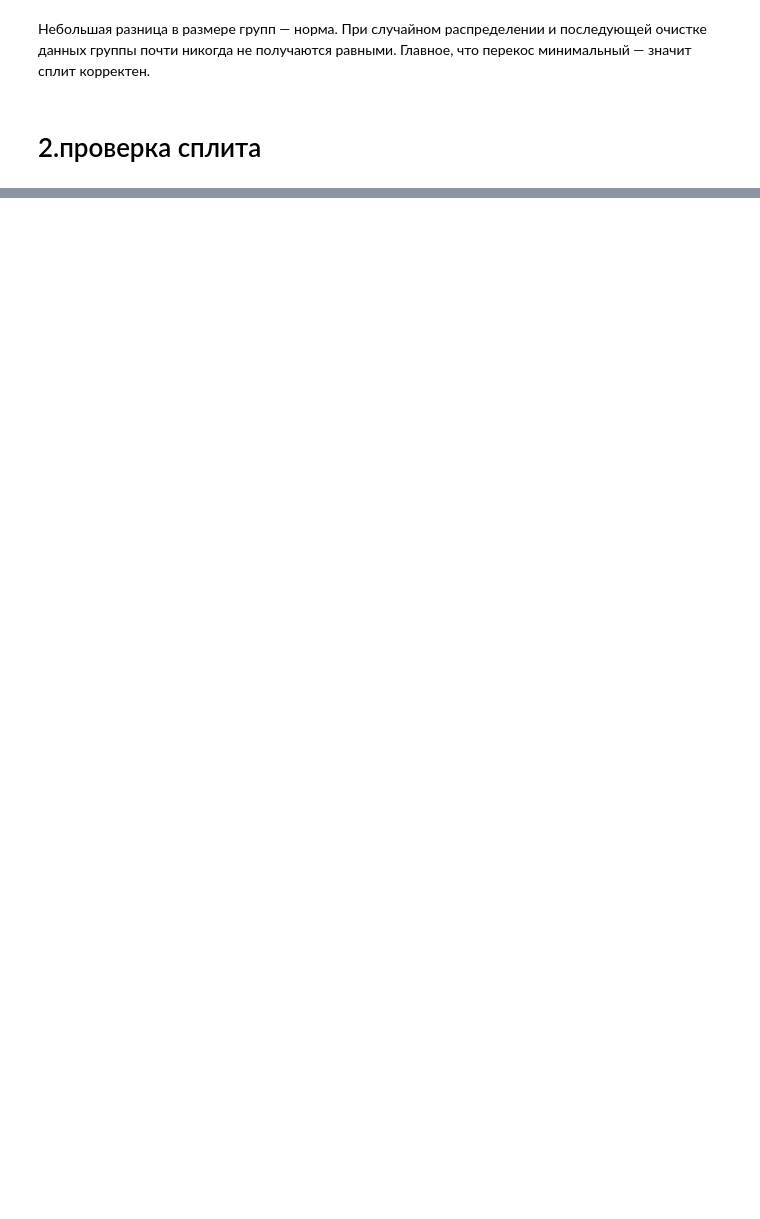
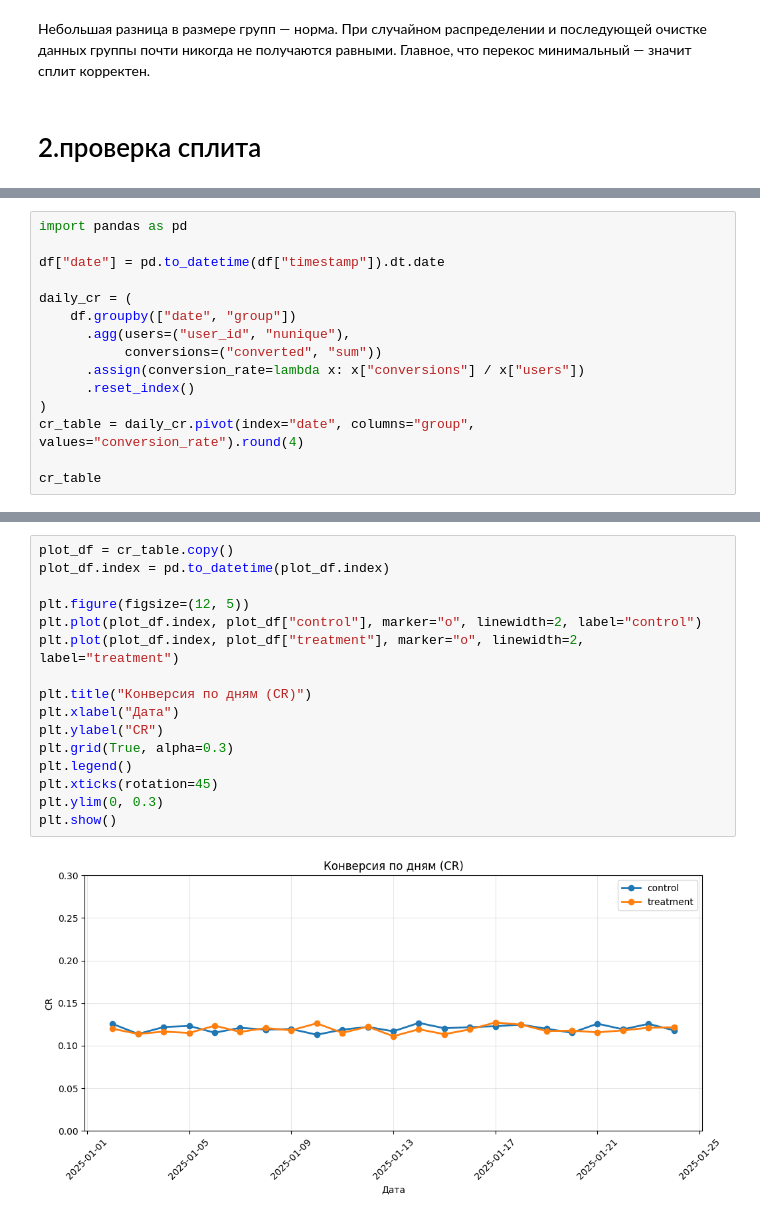
Before and after one commit to reeenss/gp3-hse-uraura, a Jupyter notebook: 1part/final.ipynb, the cells around one changed output, grey strips where cells are left out. Drawn from its saved outputs; the diff is of its cells as text; blank space fills up the shorter version.

```diff
--- a/1part/final.ipynb
+++ b/1part/final.ipynb
@@ -190,0 +504,15 @@ Degrees of freedom: 22
+# %%
+import pandas as pd
+
+df["date"] = pd.to_datetime(df["timestamp"]).dt.date
+
+daily_cr = (
+    df.groupby(["date", "group"])
+      .agg(users=("user_id", "nunique"),
+           conversions=("converted", "sum"))
+      .assign(conversion_rate=lambda x: x["conversions"] / x["users"])
+      .reset_index()
+)
+cr_table = daily_cr.pivot(index="date", columns="group", values="conversion_rate").round(4)
+
+cr_table
@@ -190,0 +538,18 @@ Degrees of freedom: 22
+# %%
+plot_df = cr_table.copy()
+plot_df.index = pd.to_datetime(plot_df.index)
+
+plt.figure(figsize=(12, 5))
+plt.plot(plot_df.index, plot_df["control"], marker="o", linewidth=2, label="control")
+plt.plot(plot_df.index, plot_df["treatment"], marker="o", linewidth=2, label="treatment")
+
+plt.title("Конверсия по дням (CR)")
+plt.xlabel("Дата")
+plt.ylabel("CR")
+plt.grid(True, alpha=0.3)
+plt.legend()
+plt.xticks(rotation=45)
+plt.ylim(0, 0.3)
+plt.show()
+# %% [output]
+[figure, added]
```
Also changed, not shown: parts of 27 cells of this notebook, 2 other files.
